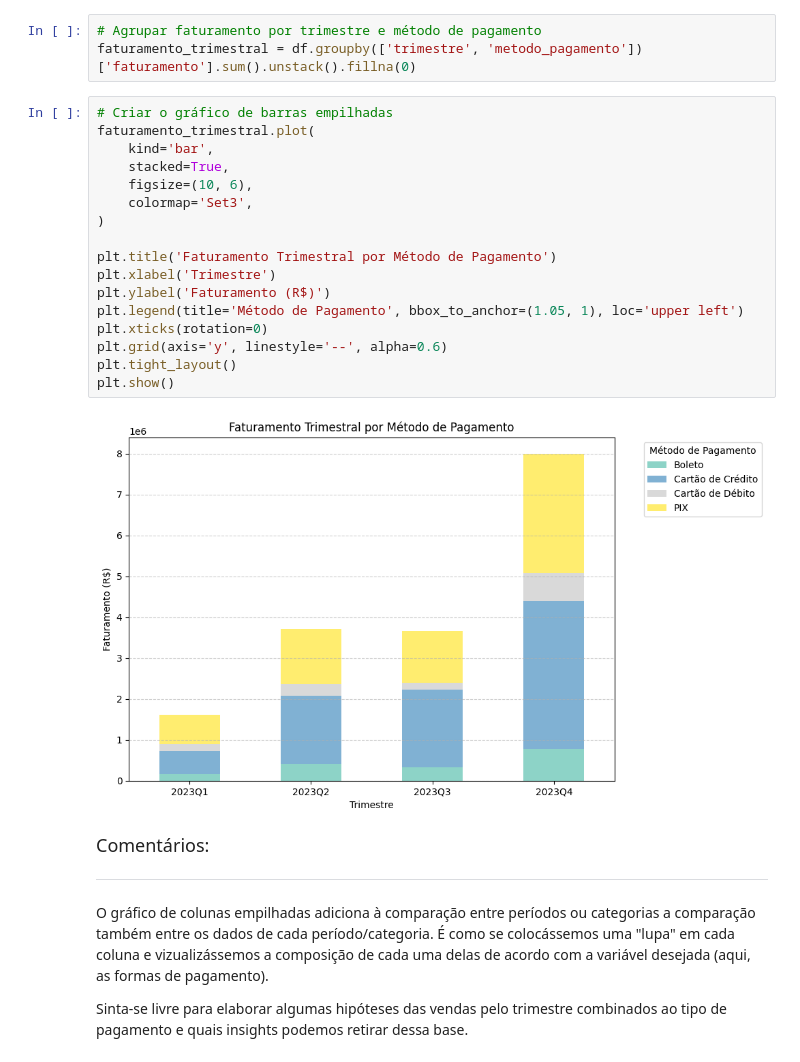
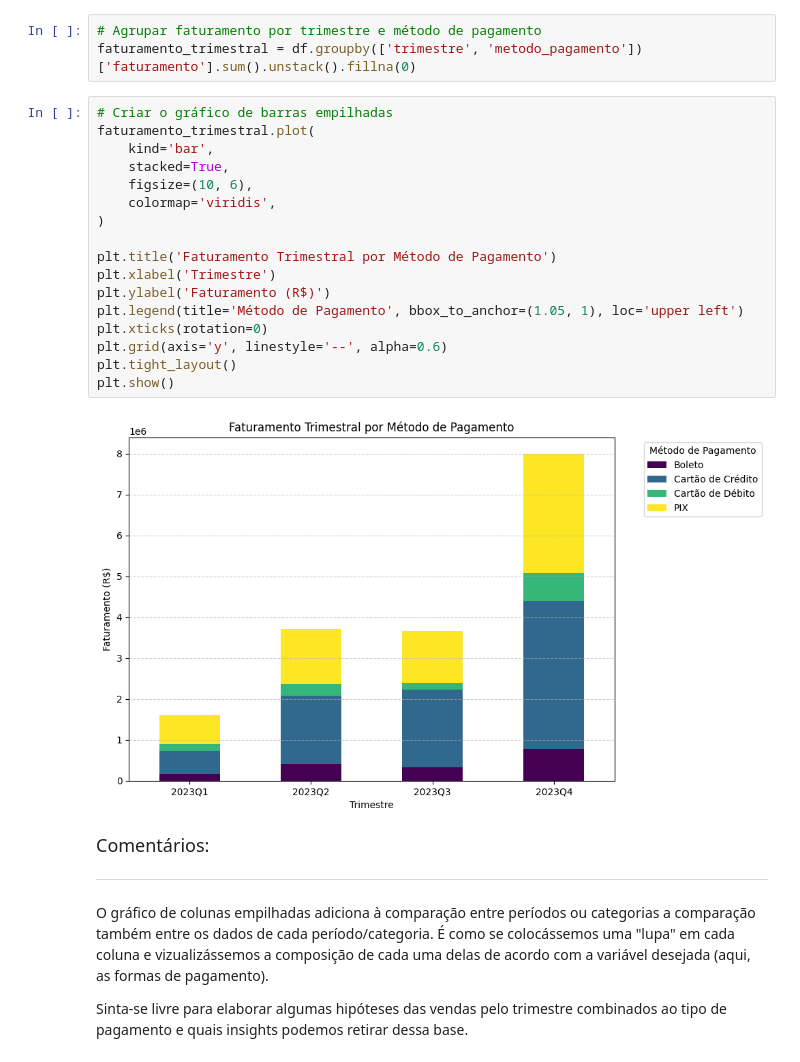
Before and after one commit to Enoque12/Projecto_Inicial_IA_Aplicada_na_Ciencia_de_Dados, a Jupyter notebook: Projeto_Inicial_IA_aplicada_a_Data_Science.ipynb, the cells around one changed output. Cells and saved outputs as stored; diff of their text form.

```diff
--- a/Projeto_Inicial_IA_aplicada_a_Data_Science.ipynb
+++ b/Projeto_Inicial_IA_aplicada_a_Data_Science.ipynb
@@ -649,22 +649,22 @@ faturamento_trimestral = df.groupby(['trimestre', 'metodo_pagamento'])['faturame
 # %%
 # Criar o gráfico de barras empilhadas
 faturamento_trimestral.plot(
     kind='bar',
     stacked=True,
     figsize=(10, 6),
-    colormap='Set3',
+    colormap='viridis',
 )
 
 plt.title('Faturamento Trimestral por Método de Pagamento')
 plt.xlabel('Trimestre')
 plt.ylabel('Faturamento (R$)')
 plt.legend(title='Método de Pagamento', bbox_to_anchor=(1.05, 1), loc='upper left')
 plt.xticks(rotation=0)
 plt.grid(axis='y', linestyle='--', alpha=0.6)
 plt.tight_layout()
 plt.show()
 # %% [output]
-[figure, old version]
+[figure, new version]
 # %% [markdown]
 <font color="7b71ff" size=4> Comentários: </font>
 
```
Also changed, not shown: parts of 6 cells of this notebook.
